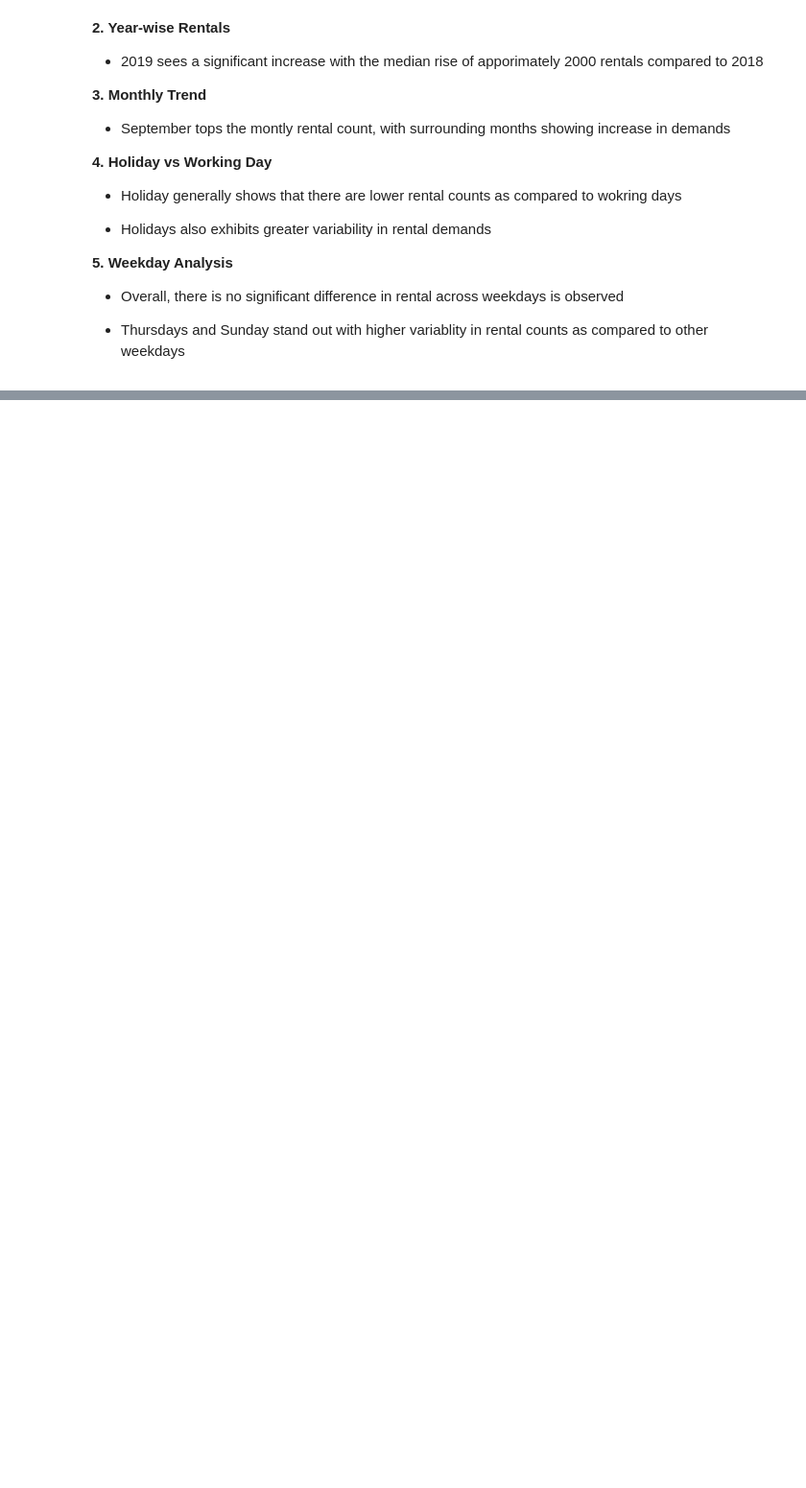
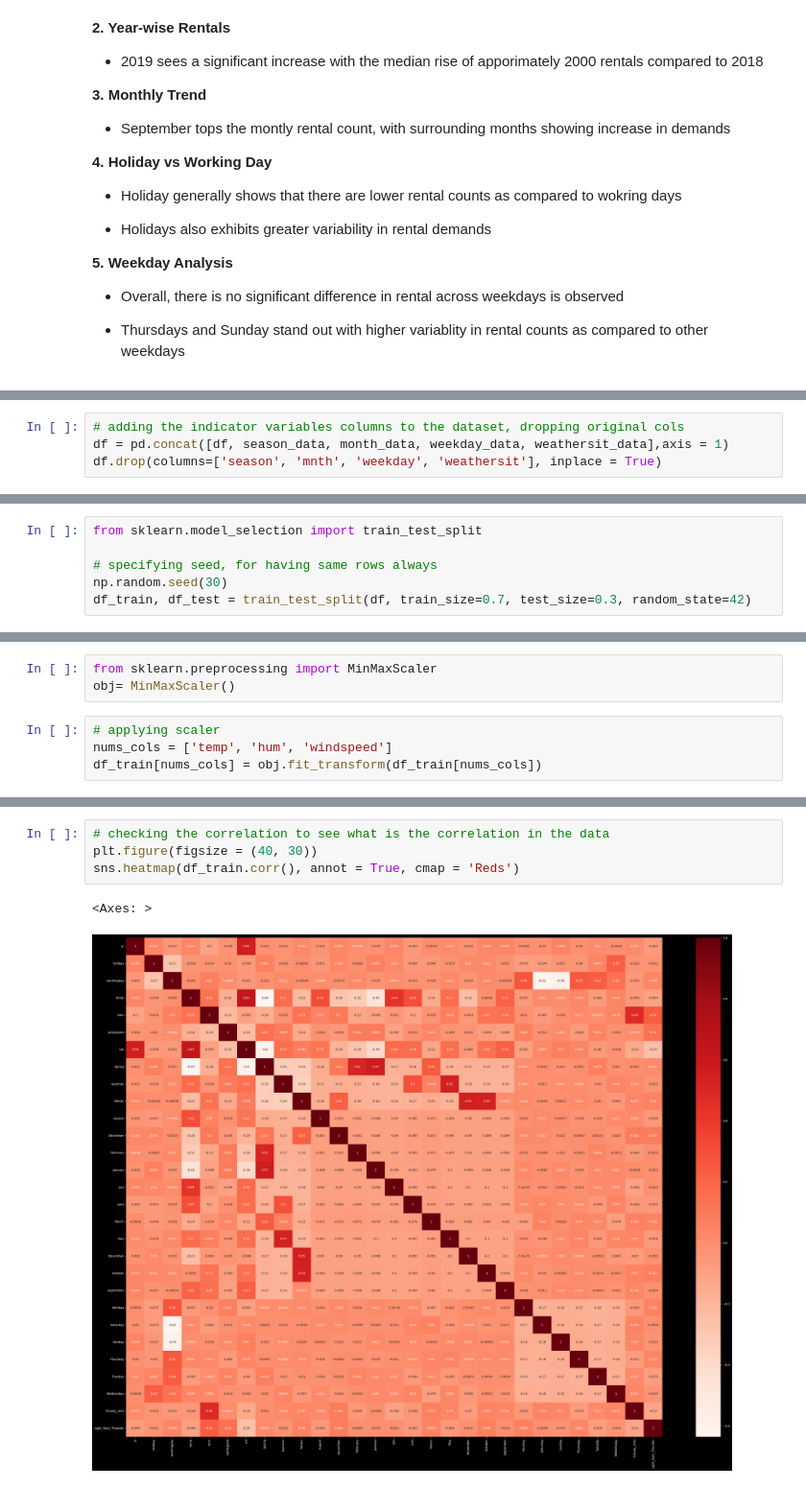
Before and after one commit to amanraghuvanshi/BikeSharing---MLR, a Jupyter notebook: src/main.ipynb, the cells around one changed output, grey strips where cells are left out. Shown at 96% size. Saved outputs shown, nothing was run; the diff lists cells and outputs as text; blank space fills up the shorter version.

```diff
--- a/src/main.ipynb
+++ b/src/main.ipynb
@@ -277,0 +325,4 @@ plt.show()
+# %%
+# adding the indicator variables columns to the dataset, dropping original cols
+df = pd.concat([df, season_data, month_data, weekday_data, weathersit_data],axis = 1)
+df.drop(columns=['season', 'mnth', 'weekday', 'weathersit'], inplace = True)
@@ -277,0 +347,6 @@ plt.show()
+# %%
+from sklearn.model_selection import train_test_split
+
+# specifying seed, for having same rows always
+np.random.seed(30)
+df_train, df_test = train_test_split(df, train_size=0.7, test_size=0.3, random_state=42)
@@ -277,0 +363,7 @@ plt.show()
+# %%
+from sklearn.preprocessing import MinMaxScaler
+obj= MinMaxScaler()
+# %%
+# applying scaler
+nums_cols = ['temp', 'hum', 'windspeed']
+df_train[nums_cols] = obj.fit_transform(df_train[nums_cols])
@@ -277,0 +380,7 @@ plt.show()
+# %%
+# checking the correlation to see what is the correlation in the data
+plt.figure(figsize = (40, 30))
+sns.heatmap(df_train.corr(), annot = True, cmap = 'Reds')
+# %% [output]
+<Axes: >
+[figure, added]
```
Also changed, not shown: parts of 19 cells of this notebook.
